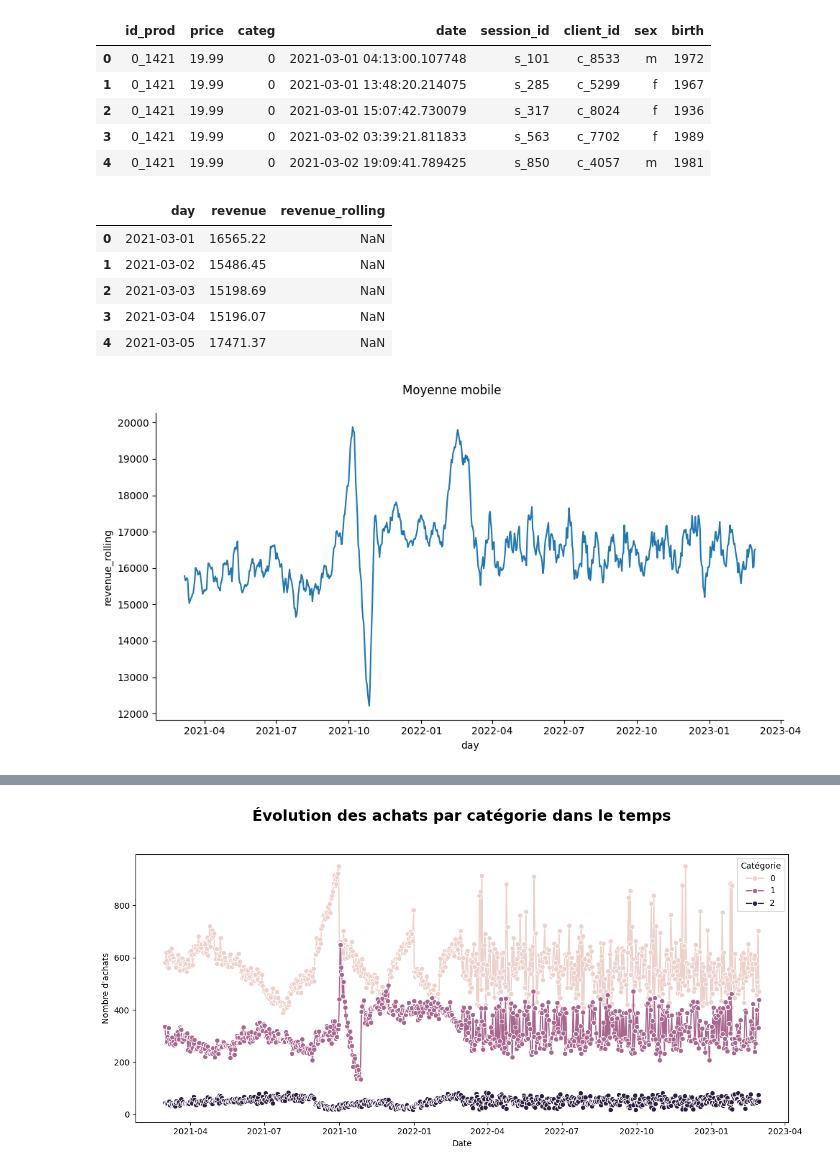
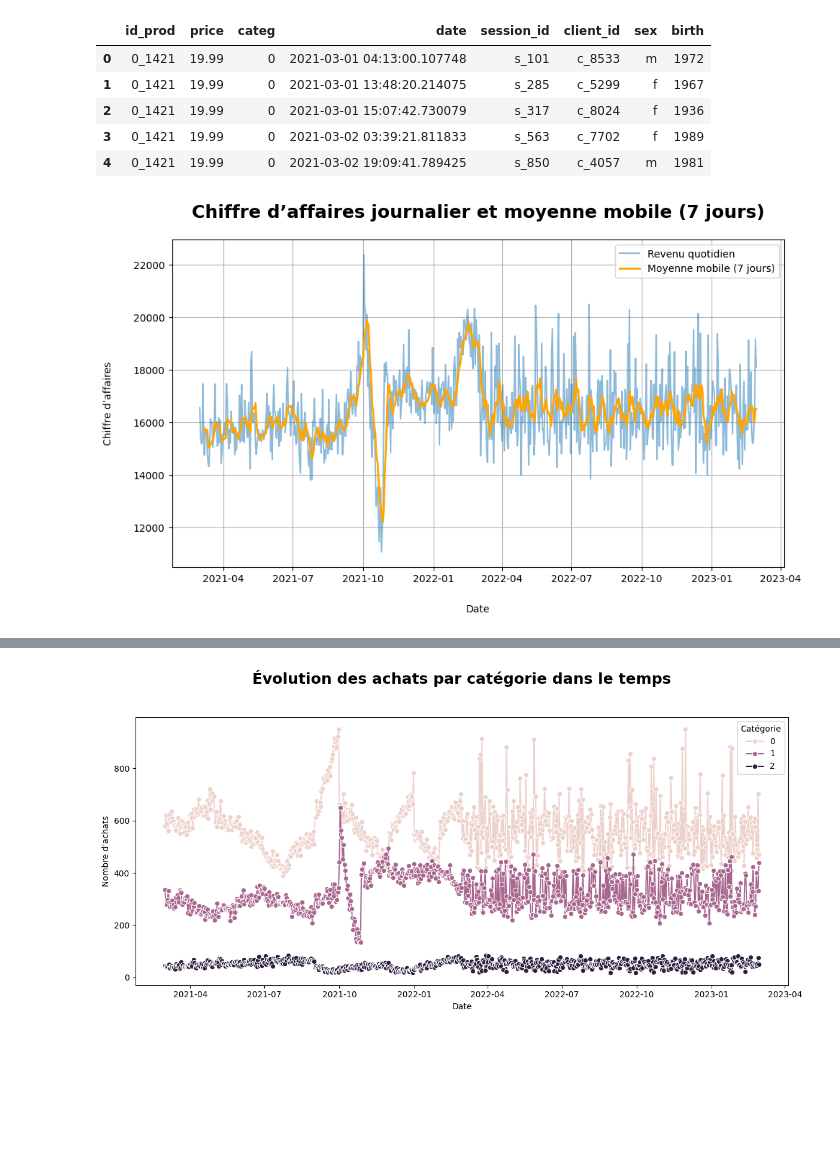
Before and after one commit to Julien-Data/analyse-des-ventes, a Jupyter notebook: projet_9.ipynb, the cells around one changed output, grey strips where cells are left out. Drawn from its saved outputs; the diff is of its cells as text; code cells hidden in the pictures; blank space fills up the shorter version.

```diff
--- a/projet_9.ipynb
+++ b/projet_9.ipynb
@@ -312,25 +320,28 @@ df_data.head()
 | 3 | 0_1421 | 19.99 | 0 | 2021-03-02 03:39:21.811833 | s_563 | c_7702 | f | 1989 |
 | 4 | 0_1421 | 19.99 | 0 | 2021-03-02 19:09:41.789425 | s_850 | c_4057 | m | 1981 |
 # %%
-# Moyenne mobile
+# Chiffre d’affaires journalier et moyenne mobile (7 jours)
 df_daily_sales = df_data.groupby(df_data['date'].dt.date)['price'].sum().reset_index()
 df_daily_sales.rename(columns={'date': 'day', 'price': 'revenue'}, inplace=True)
+df_daily_sales = df_daily_sales.sort_values('day')
 df_daily_sales['revenue_rolling'] = df_daily_sales['revenue'].rolling(window=7).mean()
-df_daily_sales.head()
-# %% [output]
-|  | day | revenue | revenue_rolling |
-| 0 | 2021-03-01 | 16565.22 | NaN |
-| 1 | 2021-03-02 | 15486.45 | NaN |
-| 2 | 2021-03-03 | 15198.69 | NaN |
-| 3 | 2021-03-04 | 15196.07 | NaN |
-| 4 | 2021-03-05 | 17471.37 | NaN |
 # %%
-# Graphique de la moyenne mobile
-g = sns.relplot(data = df_daily_sales, x = "day", y = "revenue_rolling", kind = "line", aspect = 2)
-g.fig.suptitle("Moyenne mobile", y=1.05)
+# Graphique du Chiffre d’affaires journalier et moyenne mobile (7 jours)
+plt.figure(figsize=(10, 6))
+
+sns.lineplot(data=df_daily_sales, x="day", y="revenue", label="Revenu quotidien", alpha=0.5)
+sns.lineplot(data=df_daily_sales, x="day", y="revenue_rolling",
+             label="Moyenne mobile (7 jours)", color='orange', linewidth=2)
+
+plt.title("Chiffre d’affaires journalier et moyenne mobile (7 jours)", y =1.05, fontsize=18, fontweight='bold')
+plt.xlabel("Date", labelpad=20)
+plt.ylabel("Chiffre d’affaires", labelpad=20)
+plt.legend()
+plt.grid(True)
+plt.tight_layout()
 plt.show()
 # %% [output]
-[figure, old version]
+[figure, new version]
 # %%
 # Évolution des achats par catégorie dans le temps
 df_grouped = df_data.groupby([df_data['date'].dt.date, 'categ']).size().reset_index(name='count')
```
Also changed, not shown: parts of 50 cells of this notebook.
